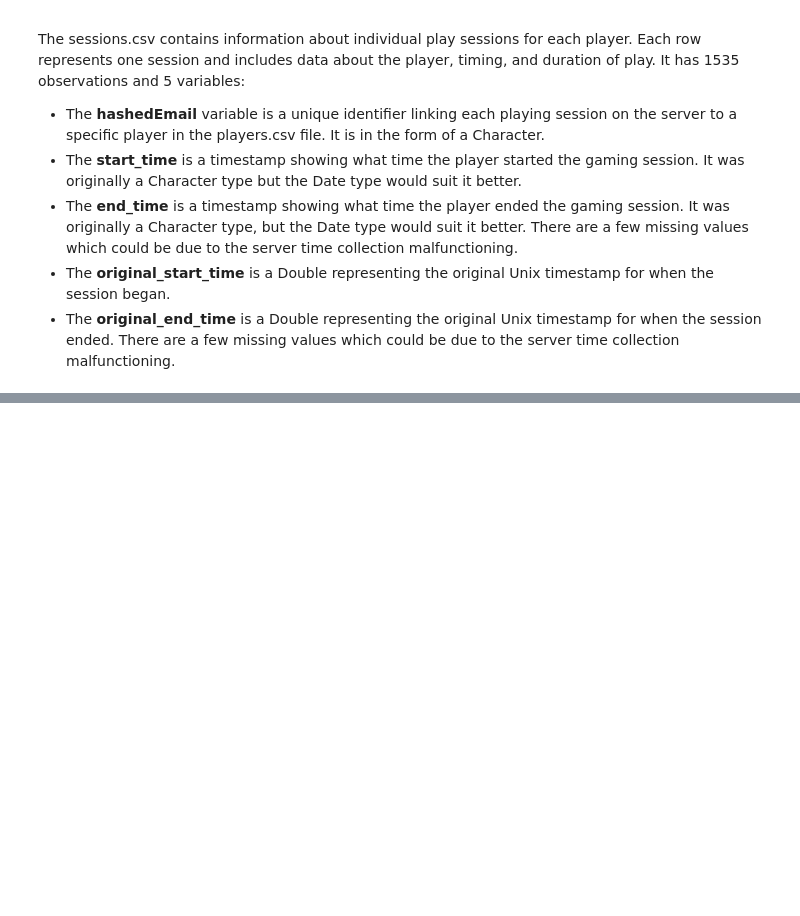
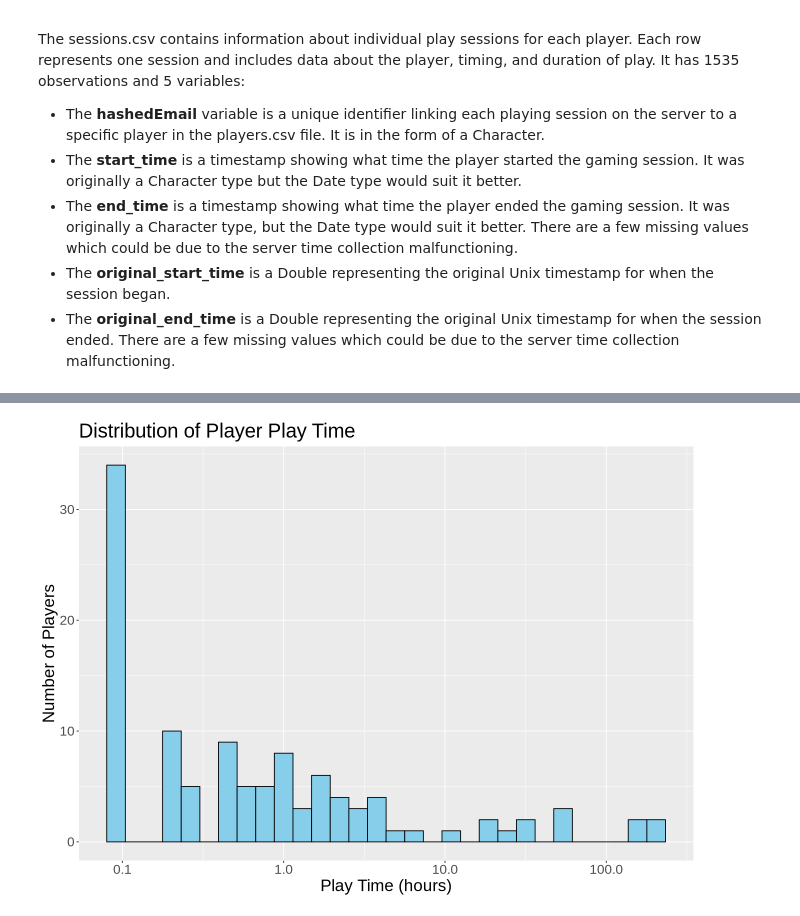
Before and after one commit to elisdale/videogame_ds_project, a Jupyter notebook: videogame_ds_planning.ipynb, the cells around one changed output, grey strips where cells are left out. Drawn from its saved outputs; the diff is of its cells as text; code cells hidden in the pictures; blank space fills up the shorter version.

```diff
--- a/videogame_ds_planning.ipynb
+++ b/videogame_ds_planning.ipynb
@@ -137,0 +144,12 @@ The sessions.csv contains information about individual play sessions for each pl
+# %%
+player_playtime_distrib <- no_zeroes |>
+  ggplot(aes(x = played_hours)) +
+    geom_histogram(bins = 30, fill = "skyblue", color = "black") +
+    scale_x_log10() +
+    labs(title = "Distribution of Player Play Time",
+         x = "Play Time (hours)",
+         y = "Number of Players") +
+    theme(text = element_text(size = 20))
+player_playtime_distrib
+# %% [output]
+[figure, added]
```
Also changed, not shown: parts of 4 cells of this notebook.
